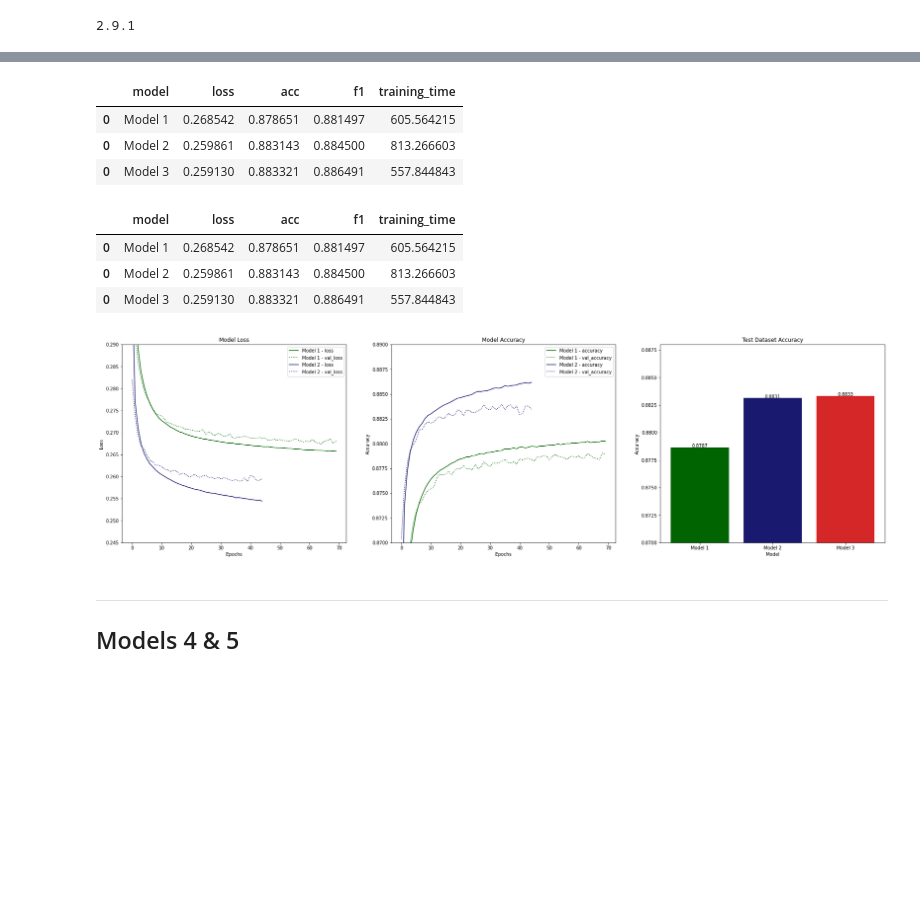
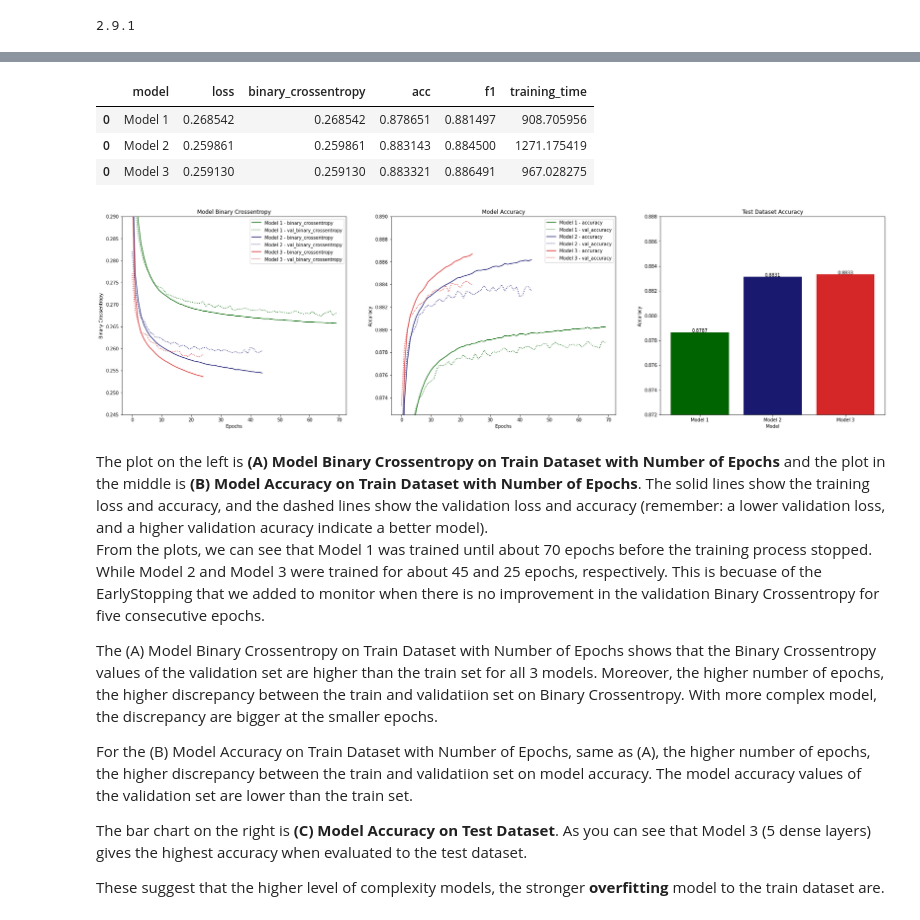
Before and after one commit to JosephLazarus/QTW, a Jupyter notebook: Case Study 6/CaseStudy6_Final.ipynb, the cells around one changed output, grey strips where cells are left out. Drawn from its saved outputs; the diff is of its cells as text; code cells hidden in the pictures; blank space fills up the shorter version.

```diff
--- a/Case Study 6/CaseStudy6_Final.ipynb
+++ b/Case Study 6/CaseStudy6_Final.ipynb
@@ -45,8 +45,8 @@ The goal is to maximize the accuracy and describe the decisions made while desig
 # The file is 1.63GB, which is too big for Github
 # Save the file locally and read in using the file's path
 
-# path = 'C:/Users/puri.rudick/Downloads/all_train.csv.gz'
-path = '/Users/puri/DataScience@SMU/10.DS7333 QTW/all_train.csv.gz'
+path = 'C:/Users/puri.rudick/Downloads/all_train.csv.gz'
+# path = '/Users/puri/DataScience@SMU/10.DS7333 QTW/all_train.csv.gz'
 # path = "C:/Users/OaklandHillsMansion/OneDrive - Southern Methodist University/SMU/DS 7333 Quantify World/QTW_Week11_Files/all_train.csv.gz"
 
 df = pd.read_csv(path, compression='gzip', on_bad_lines='skip')
@@ -337,5 +332,5 @@ def F1(y_true, y_pred):
 # %%
-callback = tf.keras.callbacks.EarlyStopping(monitor='val_loss', patience=5)
+callback = tf.keras.callbacks.EarlyStopping(monitor='val_binary_crossentropy', patience=5)
 # This callback will stop the training when there is no improvement in the loss for three consecutive epochs.
 
 def compile_and_fit(model, model_name):
@@ -344,20 +339,20 @@ def compile_and_fit(model, model_name):
     # Compile and fit model
     model.compile(loss='binary_crossentropy',
                 optimizer='adam',
-                metrics=['accuracy', F1])
+                metrics=['binary_crossentropy', 'accuracy', F1])
 
     model_ = model.fit(X_train_, y_train, validation_split=0.1, epochs=100, batch_size=10000, verbose=0, callbacks=[callback])
-    trainin_time = time.time() - start_time
+    training_time = time.time() - start_time
 
     # Evaluate model
     e = model.evaluate(X_test_, y_test, batch_size=10000)
 
     # Add model name to evaluation object
     e.insert(0, model_name)
-    e.insert(4, trainin_time)
+    e.insert(5, training_time)
 
     # Convert eval into a df
     test_m = pd.DataFrame([e])
-    test_m.columns = ['model','loss','acc', 'f1', 'training_time']
+    test_m.columns = ['model', 'loss', 'binary_crossentropy', 'acc', 'f1', 'training_time']
 
     return model_.history, test_m
@@ -409,21 +426,21 @@ test_matrices = pd.concat([test_matrices, t])
 # %%
 test_matrices
 # %% [output]
-|  | model | loss | acc | f1 | training_time |
-| 0 | Model 1 | 0.268542 | 0.878651 | 0.881497 | 605.564215 |
-| 0 | Model 2 | 0.259861 | 0.883143 | 0.884500 | 813.266603 |
-| 0 | Model 3 | 0.259130 | 0.883321 | 0.886491 | 557.844843 |
+|  | model | loss | binary_crossentropy | acc | f1 | training_time |
+| 0 | Model 1 | 0.268542 | 0.268542 | 0.878651 | 0.881497 | 908.705956 |
+| 0 | Model 2 | 0.259861 | 0.259861 | 0.883143 | 0.884500 | 1271.175419 |
+| 0 | Model 3 | 0.259130 | 0.259130 | 0.883321 | 0.886491 | 967.028275 |
 # %%
 def matrices_plot(models_histories, test_matrices, y00, y01, y10, y11, y20, y21):
-    loss = ['loss', 'val_loss']
+    loss = ['binary_crossentropy', 'val_binary_crossentropy']
     acc = ['accuracy', 'val_accuracy']
     colors = ['darkgreen', 'midnightblue', 'tab:red', 'maroon', 'chocolate', 'gold']
 
     fig, ax = plt.subplots(nrows=1, ncols=3, figsize=(30,8))
 
-    ax[0].set(title="Model Loss")
+    ax[0].set(title="Model Binary Crossentropy")
     ax[0].set_xlabel('Epochs')
-    ax[0].set_ylabel('Loss', color='black')
+    ax[0].set_ylabel('Binary Crossentropy', color='black')
     ax[0].set_ylim(y00, y01)
     for m, c in zip(models_histories, colors):
         # ax[0].plot(models_histories[m]['val_accuracy'], color=c)
@@ -463,12 +480,4 @@ def matrices_plot(models_histories, test_matrices, y00, y01, y10, y11, y20, y21)
     for i in range(len(label)):
         plt.text(i, label[i], label_[i], ha='center')
 plt.show()
-# %%
-tt = test_matrices.iloc[0:3]
-tt
-# %% [output]
-|  | model | loss | acc | f1 | training_time |
-| 0 | Model 1 | 0.268542 | 0.878651 | 0.881497 | 605.564215 |
-| 0 | Model 2 | 0.259861 | 0.883143 | 0.884500 | 813.266603 |
-| 0 | Model 3 | 0.259130 | 0.883321 | 0.886491 | 557.844843 |
 # %%
@@ -476,8 +486,16 @@ hh = {k: models_histories[k] for k in list(models_histories)[:2]}
 # %%
-# matrices_plot(models_histories, test_matrices, .245, .34, .855, .89, .87, .888)
-matrices_plot(hh, tt, .245, .29, .87, .89, .87, .888)
+matrices_plot(models_histories, test_matrices, .245, .29, .8725, .89, .872, .888)
+# matrices_plot(hh, tt, .245, .29, .87, .89, .87, .888)
 # %% [output]
-[figure, old version]
+[figure, new version]
-# %% [markdown]
----
-## Models 4 & 5
+# %% [markdown]
+The plot on the left is **(A) Model Binary Crossentropy on Train Dataset with Number of Epochs** and the plot in the middle is **(B) Model Accuracy on Train Dataset with Number of Epochs**. The solid lines show the training loss and accuracy, and the dashed lines show the validation loss and accuracy (remember: a lower validation loss, and a higher validation acuracy indicate a better model).<br>
+From the plots, we can see that Model 1 was trained until about 70 epochs before the training process stopped.  While Model 2 and Model 3 were trained for about 45 and 25 epochs, respectively.  This is becuase of the EarlyStopping that we added to monitor when there is no improvement in the validation Binary Crossentropy for five consecutive epochs.
+
+The (A) Model Binary Crossentropy on Train Dataset with Number of Epochs shows that the Binary Crossentropy values of the validation set are higher than the train set for all 3 models. Moreover, the higher number of epochs, the higher discrepancy between the train and validatiion set on Binary Crossentropy. With more complex model, the discrepancy are bigger at the smaller epochs.<br>
+
+For the (B) Model Accuracy on Train Dataset with Number of Epochs, same as (A), the higher number of epochs, the higher discrepancy between the train and validatiion set on model accuracy. The model accuracy values of the validation set are lower than the train set.
+
+The bar chart on the right is **(C) Model Accuracy on Test Dataset**.  As you can see that Model 3 (5 dense layers) gives the highest accuracy when evaluated to the test dataset.
+
+These suggest that the higher level of complexity models, the stronger **overfitting** model to the train dataset are.
```
Also changed, not shown: parts of 37 cells of this notebook.
